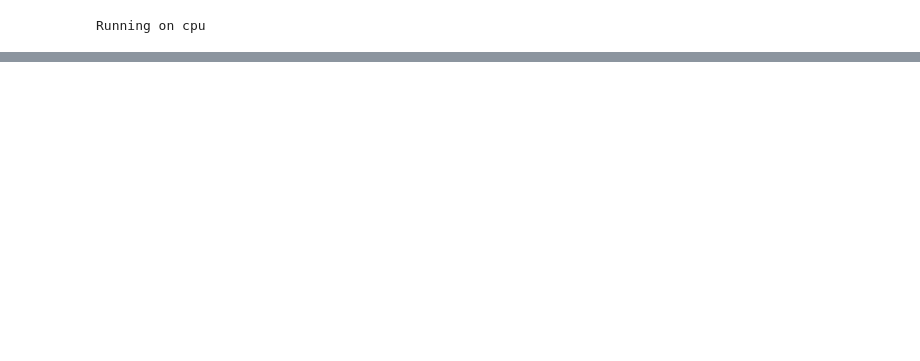
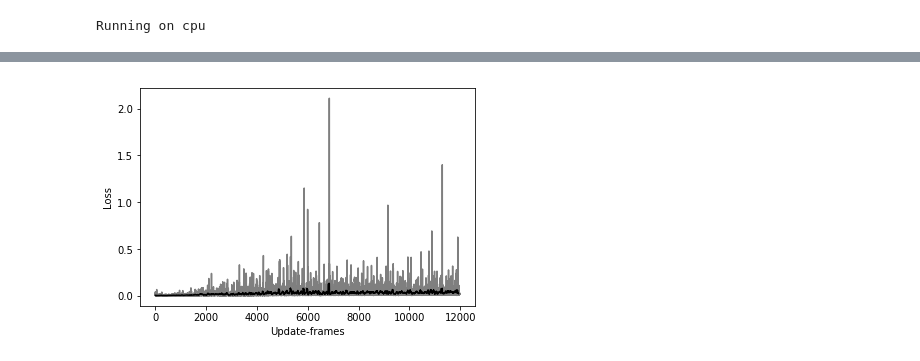
Before and after one commit to weekend37/HDQN, a Jupyter notebook: HDQN_Pacman_Visualization.ipynb, the cells around one changed output, grey strips where cells are left out. Drawn from its saved outputs; the diff is of its cells as text; code cells hidden in the pictures; blank space fills up the shorter version.

```diff
--- a/HDQN_Pacman_Visualization.ipynb
+++ b/HDQN_Pacman_Visualization.ipynb
@@ -73,0 +62,12 @@ plt.show()
+# %%
+def running_mean(x, N=50):
+    cumsum = np.cumsum(np.insert(x, 0, 0))
+    return (cumsum[N:] - cumsum[:-N]) / float(N)
+
+plt.plot(lc['losses']['meta'], color="black", alpha=0.5)
+plt.plot(running_mean(lc['losses']['meta']), color='black', alpha=1)
+plt.xlabel('Update-frames')
+plt.ylabel('Loss')
+plt.show()
+# %% [output]
+[figure, added]
```
Also changed, not shown: parts of 6 cells of this notebook, 5 other files.
